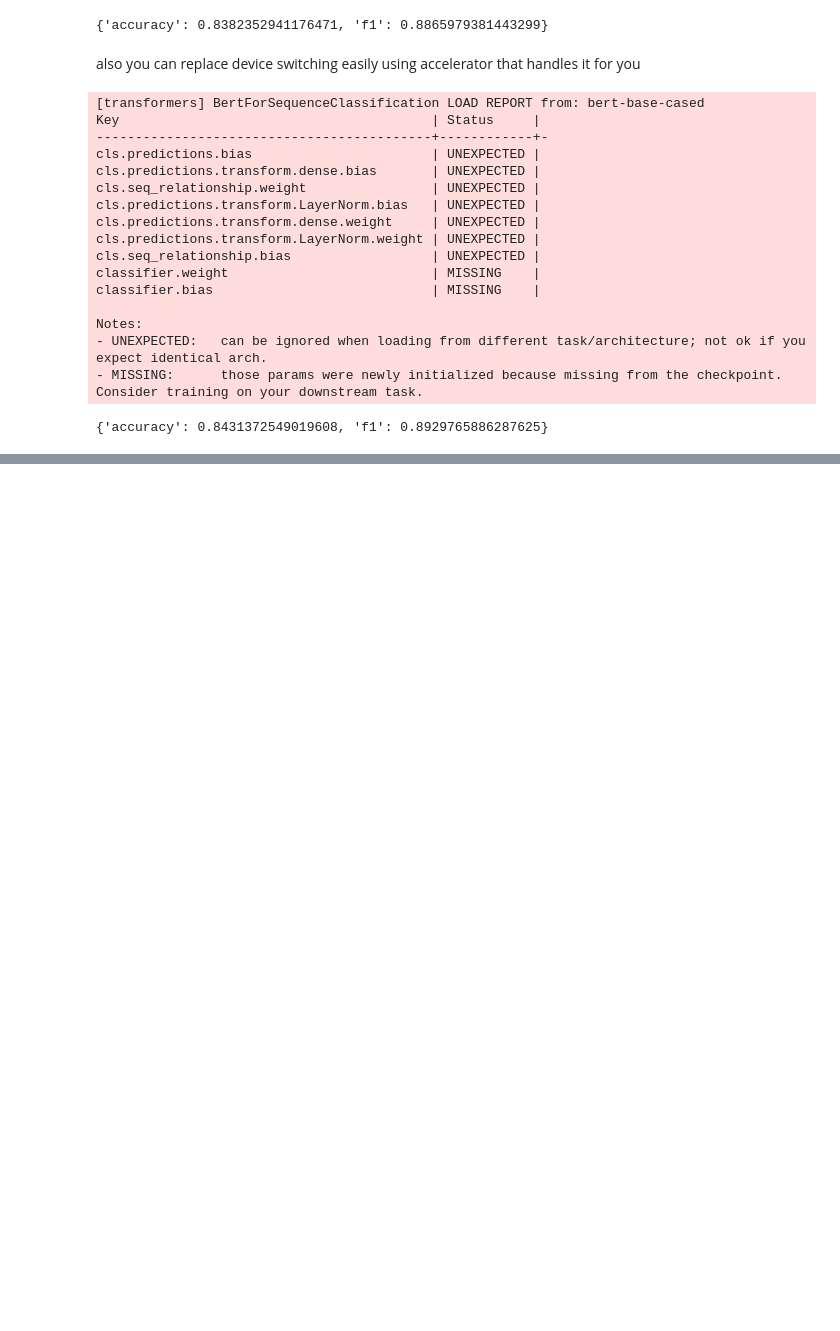
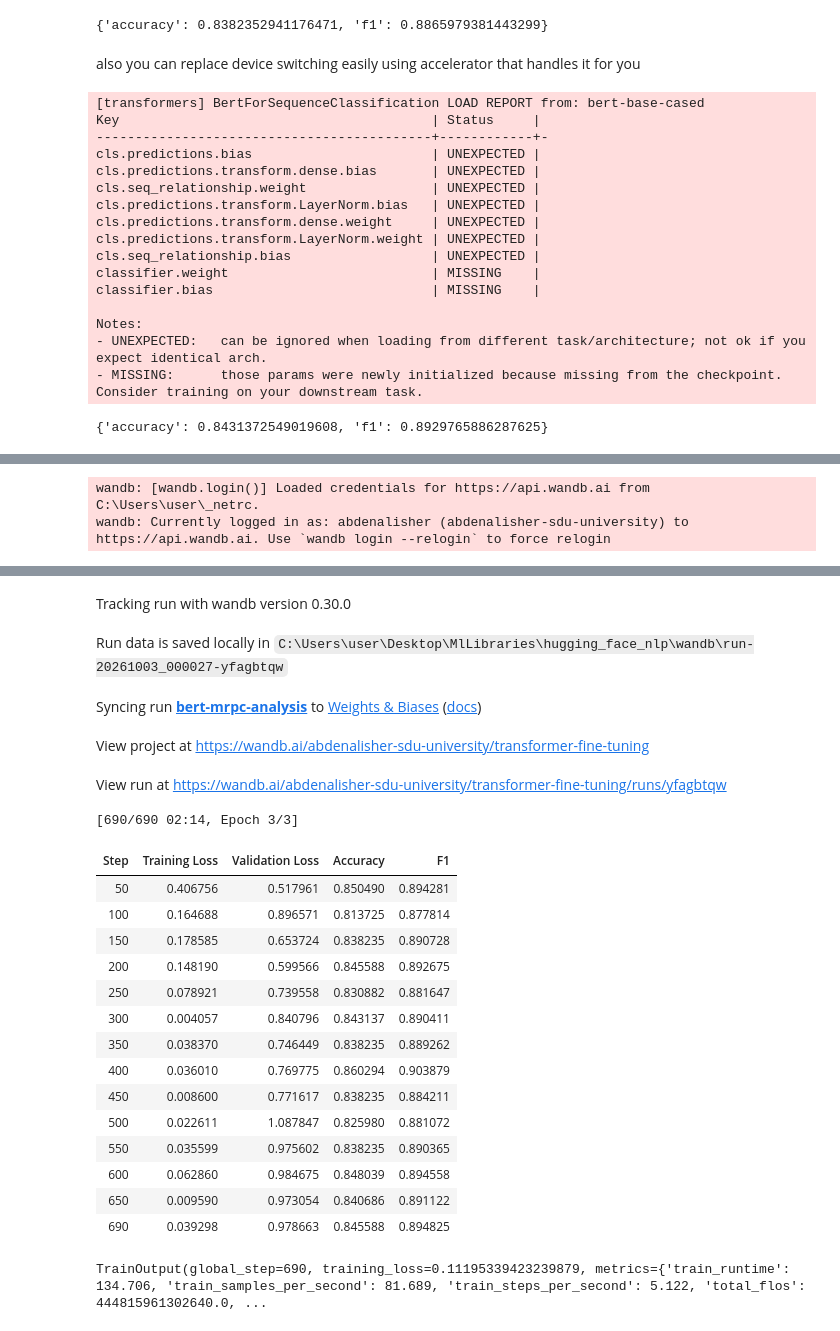
Before and after one commit to alisher12313/MachineLearningJourney, a Jupyter notebook: hugging_face_nlp/full_training_loop.ipynb, the cells around one changed output, grey strips where cells are left out. Cells and saved outputs as stored; diff of their text form; code cells hidden in the pictures; blank space fills up the shorter version.

Commit message:
fine tuning practice

```diff
--- a/hugging_face_nlp/full_training_loop.ipynb
+++ b/hugging_face_nlp/full_training_loop.ipynb
@@ -211,3 +210,13 @@ with torch.inference_mode():
 print(metric.compute())
 # %% [output]
 {'accuracy': 0.8431372549019608, 'f1': 0.8929765886287625}
+# %%
+import numpy as np
+import evaluate
+
+metric = evaluate.load("glue", "mrpc")
+
+def compute_metrics(eval_preds):
+    logits, labels = eval_preds
+    predictions = np.argmax(logits, axis=-1)
+    return metric.compute(predictions=predictions, references=labels)
@@ -213,0 +233,32 @@ print(metric.compute())
+# %%
+from transformers import Trainer, TrainingArguments
+import wandb
+
+wandb.init(project='transformer-fine-tuning', name='bert-mrpc-analysis')
+
+training_args = TrainingArguments(
+    output_dir='./results',
+    eval_strategy='steps',
+    eval_steps=50,
+    save_steps=100,
+    logging_steps=10,
+    num_train_epochs=3,
+    per_device_train_batch_size=16,
+    per_device_eval_batch_size=16,
+    report_to='wandb'
+)
+
+trainer = Trainer(
+    model=model,
+    args=training_args,
+    train_dataset=tokenized_dataset['train'],
+    eval_dataset=tokenized_dataset['validation'],
+    data_collator=collator,
+    processing_class=tokenizer,
+    compute_metrics=compute_metrics
+)
+
+trainer.train()
+# %% [output]
+wandb: [wandb.login()] Loaded credentials for https://api.wandb.ai from C:\Users\user\_netrc.
+wandb: Currently logged in as: abdenalisher (abdenalisher-sdu-university) to https://api.wandb.ai. Use `wandb login --relogin` to force relogin
@@ -213,0 +266,22 @@ print(metric.compute())
+Tracking run with wandb version 0.30.0
+Run data is saved locally in C:\Users\user\Desktop\MlLibraries\hugging_face_nlp\wandb\run-20261003_000027-yfagbtqw
+Syncing run bert-mrpc-analysis to Weights & Biases (docs)
+View project at https://wandb.ai/abdenalisher-sdu-university/transformer-fine-tuning
+View run at https://wandb.ai/abdenalisher-sdu-university/transformer-fine-tuning/runs/yfagbtqw
+[690/690 02:14, Epoch 3/3]
+| Step | Training Loss | Validation Loss | Accuracy | F1 |
+| 50 | 0.406756 | 0.517961 | 0.850490 | 0.894281 |
+| 100 | 0.164688 | 0.896571 | 0.813725 | 0.877814 |
+| 150 | 0.178585 | 0.653724 | 0.838235 | 0.890728 |
+| 200 | 0.148190 | 0.599566 | 0.845588 | 0.892675 |
+| 250 | 0.078921 | 0.739558 | 0.830882 | 0.881647 |
+| 300 | 0.004057 | 0.840796 | 0.843137 | 0.890411 |
+| 350 | 0.038370 | 0.746449 | 0.838235 | 0.889262 |
+| 400 | 0.036010 | 0.769775 | 0.860294 | 0.903879 |
+| 450 | 0.008600 | 0.771617 | 0.838235 | 0.884211 |
+| 500 | 0.022611 | 1.087847 | 0.825980 | 0.881072 |
+| 550 | 0.035599 | 0.975602 | 0.838235 | 0.890365 |
+| 600 | 0.062860 | 0.984675 | 0.848039 | 0.894558 |
+| 650 | 0.009590 | 0.973054 | 0.840686 | 0.891122 |
+| 690 | 0.039298 | 0.978663 | 0.845588 | 0.894825 |
+TrainOutput(global_step=690, training_loss=0.11195339423239879, metrics={'train_runtime': 134.706, 'train_samples_per_second': 81.689, 'train_steps_per_second': 5.122, 'total_flos': 444815961302640.0, ...
```
Also changed, not shown: parts of 6 cells of this notebook, 3 other files.
